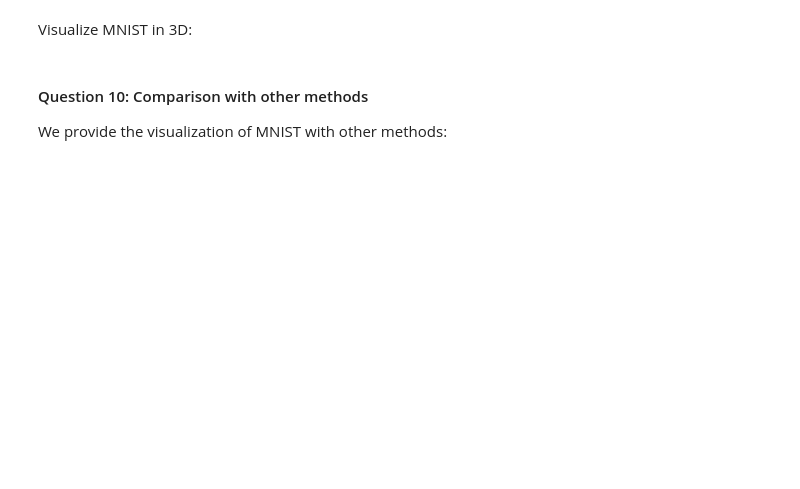
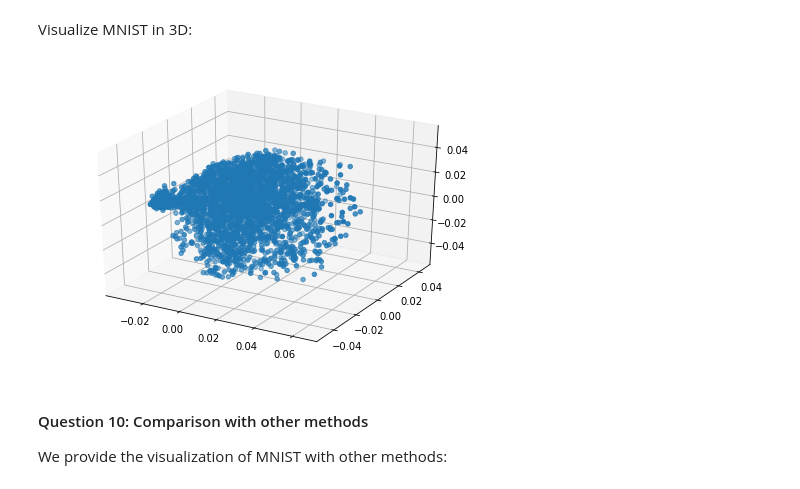
Before and after one commit to JelenaBanjac/network-science-and-graphs, a Jupyter notebook: 2_learning_with_graphs.ipynb, the cells around one changed output. Drawn from its saved outputs; the diff is of its cells as text; code cells hidden in the pictures; blank space fills up the shorter version.

```diff
--- a/2_learning_with_graphs.ipynb
+++ b/2_learning_with_graphs.ipynb
@@ -371,3 +387,12 @@ dim = 3
+# %%
+dim = 3
+
+fig = plt.figure()
+ax = Axes3D(fig)
+ax.scatter(X_map[:,0], X_map[:,1], X_map[:,2])
+plt.show()
+# %% [output]
+[figure, added]
 # %% [markdown]
 #### Question 10: Comparison with other methods
 We provide the visualization of MNIST with other methods:
```
Also changed, not shown: parts of 14 cells of this notebook.
